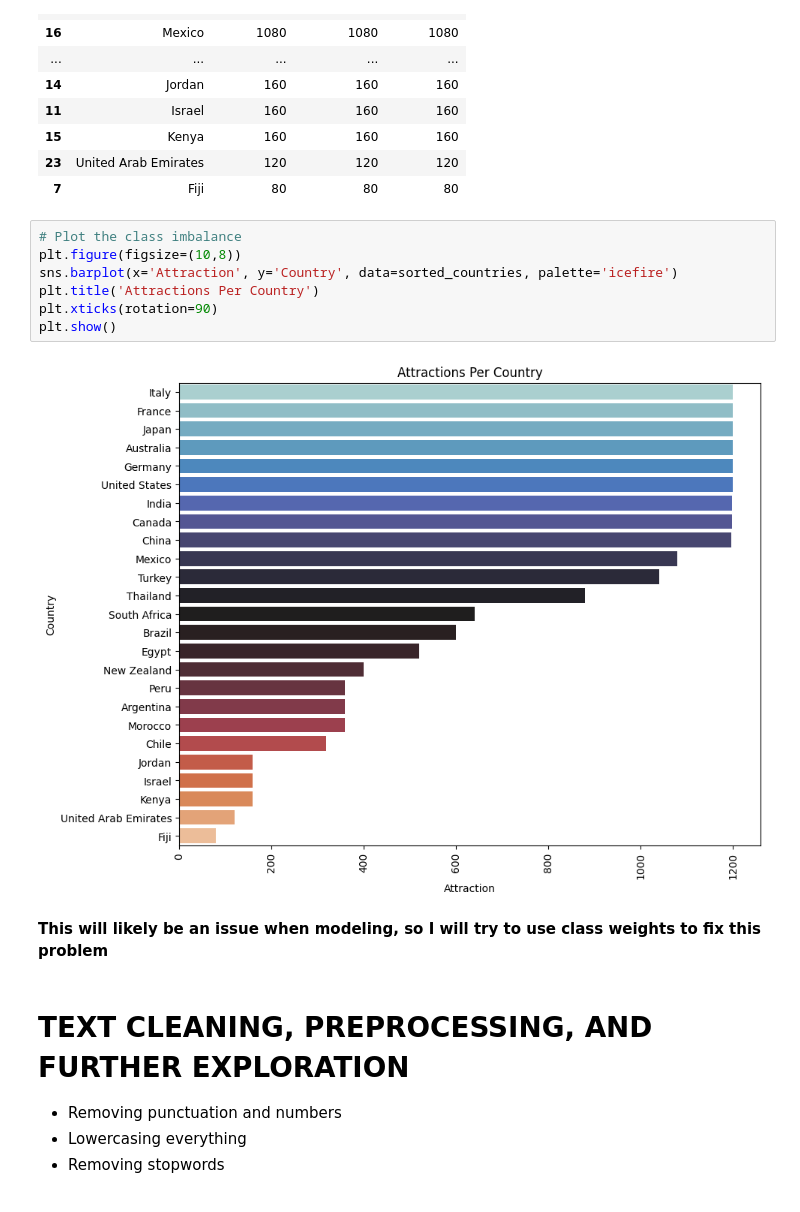
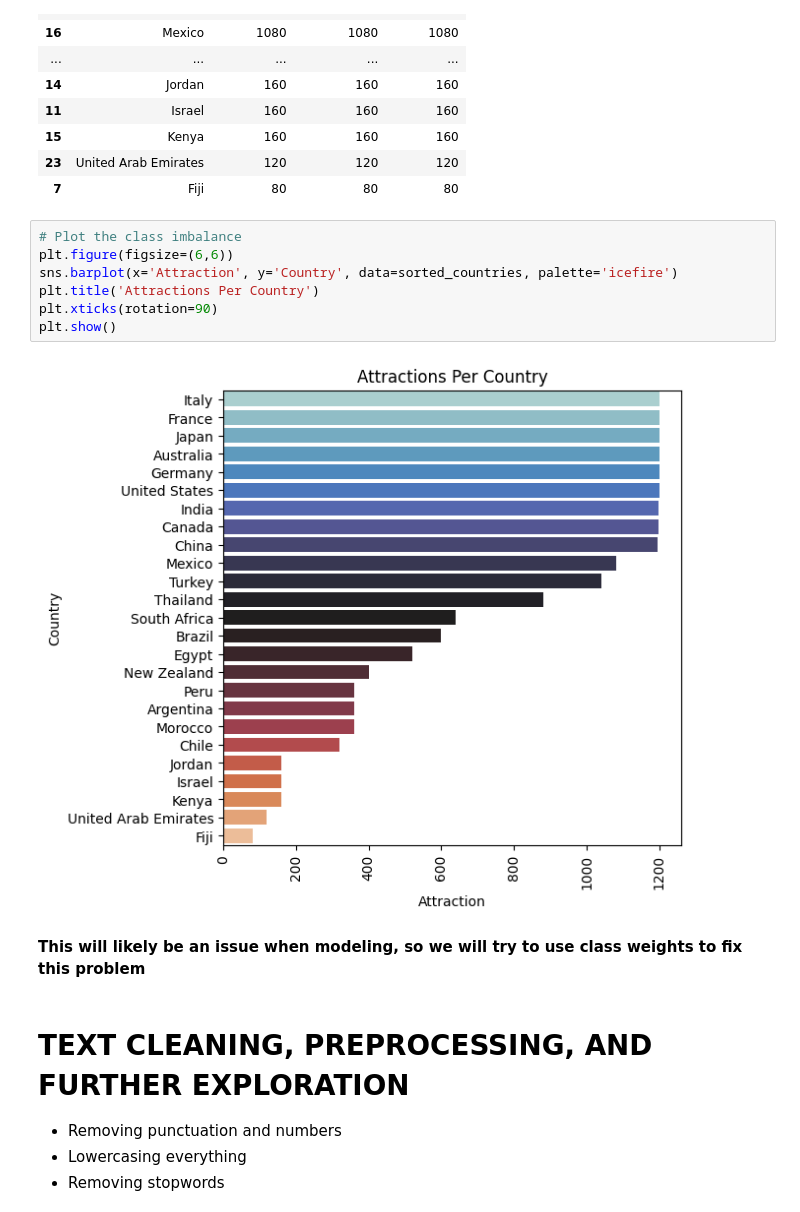
Before and after one commit to KImondorose/Safari-Travel-Advisor, a Jupyter notebook: work_in_progress/rose.ipynb, the cells around one changed output. Saved outputs shown, nothing was run; the diff lists cells and outputs as text.

```diff
--- a/work_in_progress/rose.ipynb
+++ b/work_in_progress/rose.ipynb
@@ -202,15 +196,15 @@ sorted_countries
 | 7 | Fiji | 80 | 80 | 80 |
 # %%
 # Plot the class imbalance
-plt.figure(figsize=(10,8))
+plt.figure(figsize=(6,6))
 sns.barplot(x='Attraction', y='Country', data=sorted_countries, palette='icefire')
 plt.title('Attractions Per Country')
 plt.xticks(rotation=90)
 plt.show()
 # %% [output]
-[figure, old version]
+[figure, new version]
 # %% [markdown]
-**This will likely be an issue when modeling, so I will try to use class weights to fix this problem**
+**This will likely be an issue when modeling, so we will try to use class weights to fix this problem**
 # %% [markdown]
 # TEXT CLEANING, PREPROCESSING, AND FURTHER EXPLORATION
 - Removing punctuation and numbers
```
Also changed, not shown: parts of 18 cells of this notebook.
